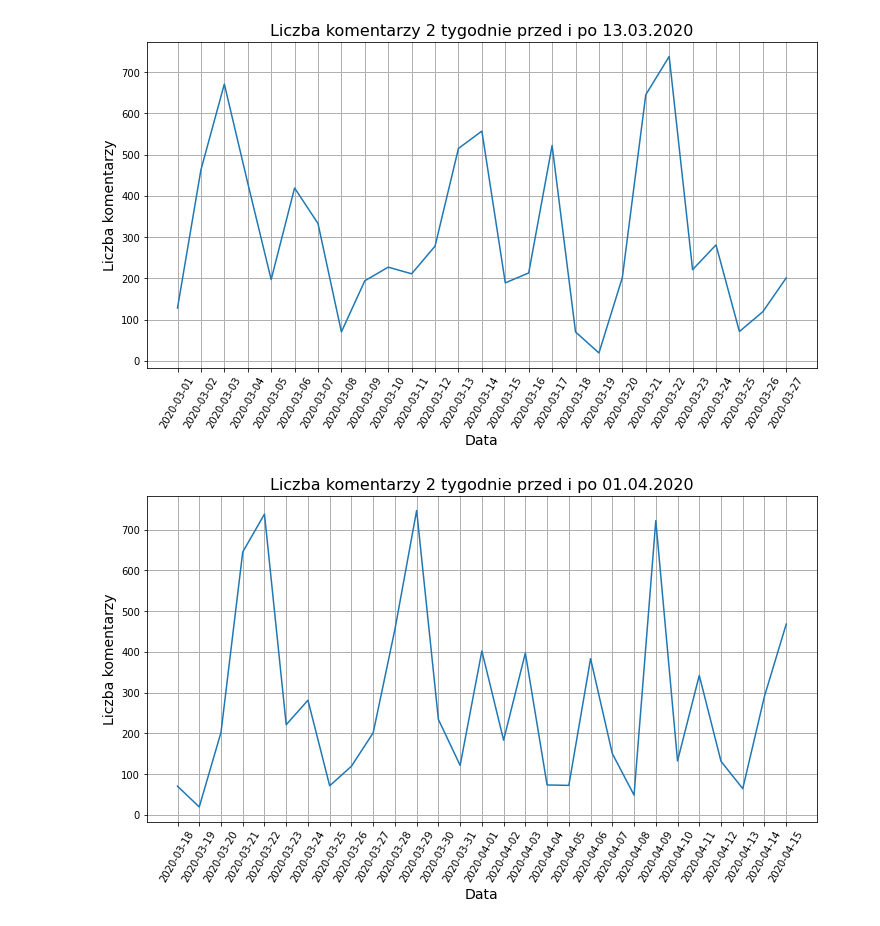
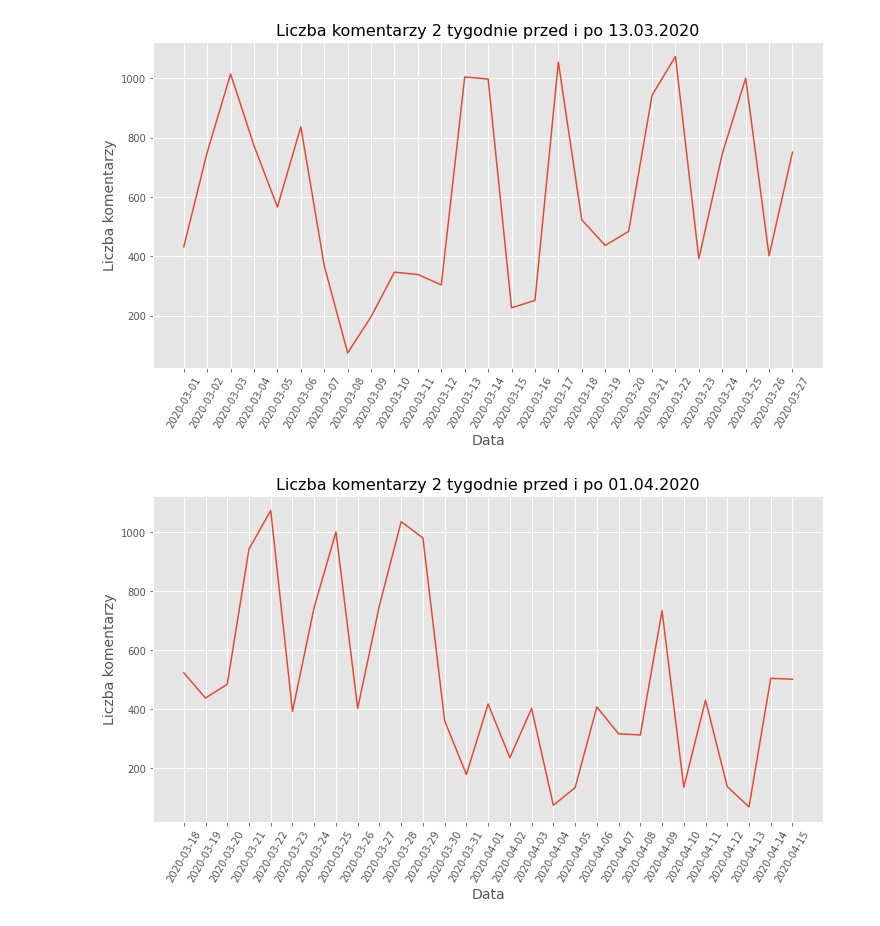
Before and after one commit to piaskowyk/twitter-posts-analysis, a Jupyter notebook: notebooks/4.ipynb, the cells around one changed output. Saved outputs shown, nothing was run; the diff lists cells and outputs as text; code cells hidden in the pictures.

```diff
--- a/notebooks/4.ipynb
+++ b/notebooks/4.ipynb
@@ -14,7 +14,7 @@ connection = psycopg2.connect(
     user="root",
     password="password",
     host="127.0.0.1",
-    port="5432"
+    port="5440"
 )
 db = connection.cursor(cursor_factory=psycopg2.extras.RealDictCursor)
 # %%
@@ -25,6 +25,7 @@ def getAll(query):
 def plot_bar(xs, ys, xlabel, ylabel, tittle, file_name, color="blue"):
     plt.figure(figsize=(12, 6))
     plt.plot(xs, ys)
+    plt.style.use('ggplot')
     plt.ylabel(ylabel, size=14)
     plt.xlabel(xlabel, size=14)
     plt.xticks(xs, rotation=60)
@@ -46,27 +47,27 @@ having date(created_at) >= date('02.28.2020')
 
 plot_bar(result['Data'], result['Liczba komentarzy'], "Data", "Liczba komentarzy",
          "Liczba komentarzy 2 tygodnie przed i po 13.03.2020",
-         "liczba-komentarzy-dziennie-1")
+         "liczba-komentarzy-dziennie-2tyg-13.03.2020")
 # %% [output]
-[figure, old version]
+[figure, new version]
 # %%
 result = getAll(
     """
 select count(*) as "Liczba komentarzy", date(created_at) as "Data"
 from tweet
 group by date(created_at), type
 having date(created_at) >= date('03.18.2020')
    and date(created_at) <= date('04.15.2020')
    and type = 2;
 
    """
 )
 
 plot_bar(result['Data'], result['Liczba komentarzy'], "Data", "Liczba komentarzy",
          "Liczba komentarzy 2 tygodnie przed i po 01.04.2020",
-         "liczba-komentarzy-dziennie-2")
+         "liczba-komentarzy-dziennie-2tyg-01.04.2020")
 # %% [output]
-[figure, old version]
+[figure, new version]
 # %%
 result = getAll(
     """
```
Also changed, not shown: parts of 5 cells of this notebook, 44 other files.
